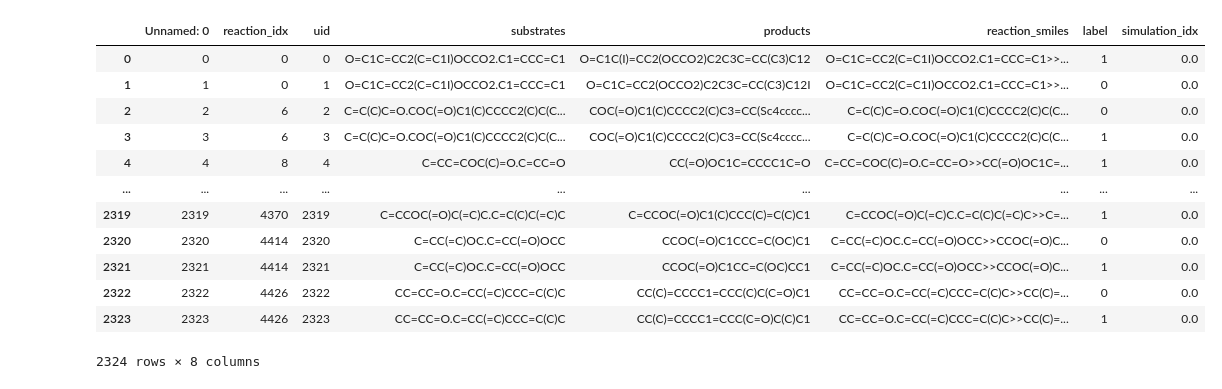
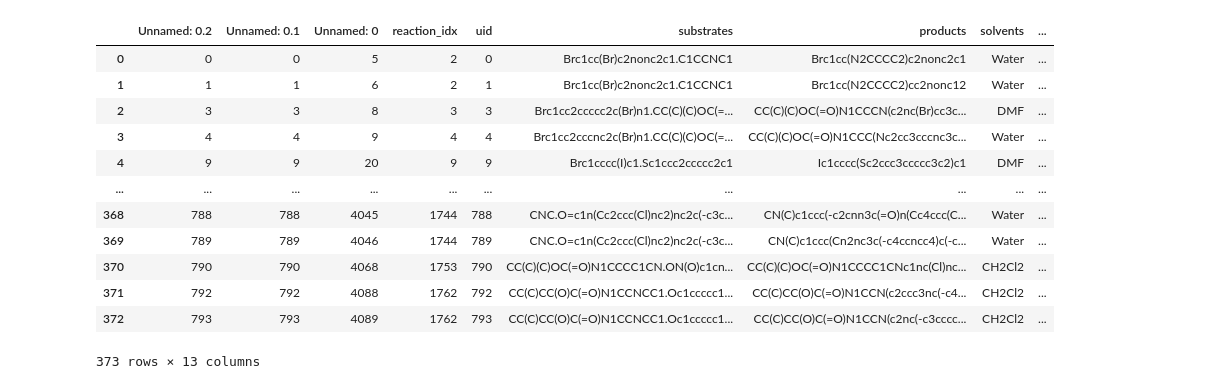
Before and after one commit to rhjvanworkum/virtual_reactions, a Jupyter notebook: notebooks/testttt.ipynb, the cells around one changed output. Drawn from its saved outputs; the diff is of its cells as text; code cells hidden in the pictures.

```diff
--- a/notebooks/testttt.ipynb
+++ b/notebooks/testttt.ipynb
@@ -4,17 +4,17 @@ from rdkit import Chem
 # %%
-df = pd.read_csv('../data/da/DA_literature.csv')
-df
+da_sim_reactions_df = pd.read_csv('../data/snar/snar_rps/dataset.csv')
+da_sim_reactions_df
 # %% [output]
-|  | Unnamed: 0 | reaction_idx | uid | substrates | products | reaction_smiles | label | simulation_idx |
-| 0 | 0 | 0 | 0 | O=C1C=CC2(C=C1I)OCCO2.C1=CCC=C1 | O=C1C(I)=CC2(OCCO2)C2C3C=CC(C3)C12 | O=C1C=CC2(C=C1I)OCCO2.C1=CCC=C1>>... | 1 | 0.0 |
-| 1 | 1 | 0 | 1 | O=C1C=CC2(C=C1I)OCCO2.C1=CCC=C1 | O=C1C=CC2(OCCO2)C2C3C=CC(C3)C12I | O=C1C=CC2(C=C1I)OCCO2.C1=CCC=C1>>... | 0 | 0.0 |
-| 2 | 2 | 6 | 2 | C=C(C)C=O.COC(=O)C1(C)CCCC2(C)C(C... | COC(=O)C1(C)CCCC2(C)C3=CC(Sc4cccc... | C=C(C)C=O.COC(=O)C1(C)CCCC2(C)C(C... | 0 | 0.0 |
-| 3 | 3 | 6 | 3 | C=C(C)C=O.COC(=O)C1(C)CCCC2(C)C(C... | COC(=O)C1(C)CCCC2(C)C3=CC(Sc4cccc... | C=C(C)C=O.COC(=O)C1(C)CCCC2(C)C(C... | 1 | 0.0 |
-| 4 | 4 | 8 | 4 | C=CC=COC(C)=O.C=CC=O | CC(=O)OC1C=CCCC1C=O | C=CC=COC(C)=O.C=CC=O>>CC(=O)OC1C=... | 1 | 0.0 |
-| ... | ... | ... | ... | ... | ... | ... | ... | ... |
-| 2319 | 2319 | 4370 | 2319 | C=CCOC(=O)C(=C)C.C=C(C)C(=C)C | C=CCOC(=O)C1(C)CCC(C)=C(C)C1 | C=CCOC(=O)C(=C)C.C=C(C)C(=C)C>>C=... | 1 | 0.0 |
-| 2320 | 2320 | 4414 | 2320 | C=CC(=C)OC.C=CC(=O)OCC | CCOC(=O)C1CCC=C(OC)C1 | C=CC(=C)OC.C=CC(=O)OCC>>CCOC(=O)C... | 0 | 0.0 |
-| 2321 | 2321 | 4414 | 2321 | C=CC(=C)OC.C=CC(=O)OCC | CCOC(=O)C1CC=C(OC)CC1 | C=CC(=C)OC.C=CC(=O)OCC>>CCOC(=O)C... | 1 | 0.0 |
-| 2322 | 2322 | 4426 | 2322 | CC=CC=O.C=CC(=C)CCC=C(C)C | CC(C)=CCCC1=CCC(C)C(C=O)C1 | CC=CC=O.C=CC(=C)CCC=C(C)C>>CC(C)=... | 0 | 0.0 |
-| 2323 | 2323 | 4426 | 2323 | CC=CC=O.C=CC(=C)CCC=C(C)C | CC(C)=CCCC1=CCC(C=O)C(C)C1 | CC=CC=O.C=CC(=C)CCC=C(C)C>>CC(C)=... | 1 | 0.0 |
+|  | Unnamed: 0.2 | Unnamed: 0.1 | Unnamed: 0 | reaction_idx | uid | substrates | products | solvents | ... |
+| 0 | 0 | 0 | 5 | 2 | 0 | Brc1cc(Br)c2nonc2c1.C1CCNC1 | Brc1cc(N2CCCC2)c2nonc2c1 | Water | ... |
+| 1 | 1 | 1 | 6 | 2 | 1 | Brc1cc(Br)c2nonc2c1.C1CCNC1 | Brc1cc(N2CCCC2)cc2nonc12 | Water | ... |
+| 2 | 3 | 3 | 8 | 3 | 3 | Brc1cc2ccccc2c(Br)n1.CC(C)(C)OC(=... | CC(C)(C)OC(=O)N1CCCN(c2nc(Br)cc3c... | DMF | ... |
+| 3 | 4 | 4 | 9 | 4 | 4 | Brc1cc2cccnc2c(Br)n1.CC(C)(C)OC(=... | CC(C)(C)OC(=O)N1CCC(Nc2cc3cccnc3c... | Water | ... |
+| 4 | 9 | 9 | 20 | 9 | 9 | Brc1cccc(I)c1.Sc1ccc2ccccc2c1 | Ic1cccc(Sc2ccc3ccccc3c2)c1 | DMF | ... |
+| ... | ... | ... | ... | ... | ... | ... | ... | ... | ... |
+| 368 | 788 | 788 | 4045 | 1744 | 788 | CNC.O=c1n(Cc2ccc(Cl)nc2)nc2c(-c3c... | CN(C)c1ccc(-c2cnn3c(=O)n(Cc4ccc(C... | Water | ... |
+| 369 | 789 | 789 | 4046 | 1744 | 789 | CNC.O=c1n(Cc2ccc(Cl)nc2)nc2c(-c3c... | CN(C)c1ccc(Cn2nc3c(-c4ccncc4)c(-c... | Water | ... |
+| 370 | 790 | 790 | 4068 | 1753 | 790 | CC(C)(C)OC(=O)N1CCCC1CN.ON(O)c1cn... | CC(C)(C)OC(=O)N1CCCC1CNc1nc(Cl)nc... | CH2Cl2 | ... |
+| 371 | 792 | 792 | 4088 | 1762 | 792 | CC(C)CC(O)C(=O)N1CCNCC1.Oc1ccccc1... | CC(C)CC(O)C(=O)N1CCN(c2ccc3nc(-c4... | CH2Cl2 | ... |
+| 372 | 793 | 793 | 4089 | 1762 | 793 | CC(C)CC(O)C(=O)N1CCNCC1.Oc1ccccc1... | CC(C)CC(O)C(=O)N1CCN(c2nc(-c3cccc... | CH2Cl2 | ... |
-2324 rows × 8 columns
+373 rows × 13 columns
```
Also changed, not shown: parts of 11 cells of this notebook, 22 other files.
